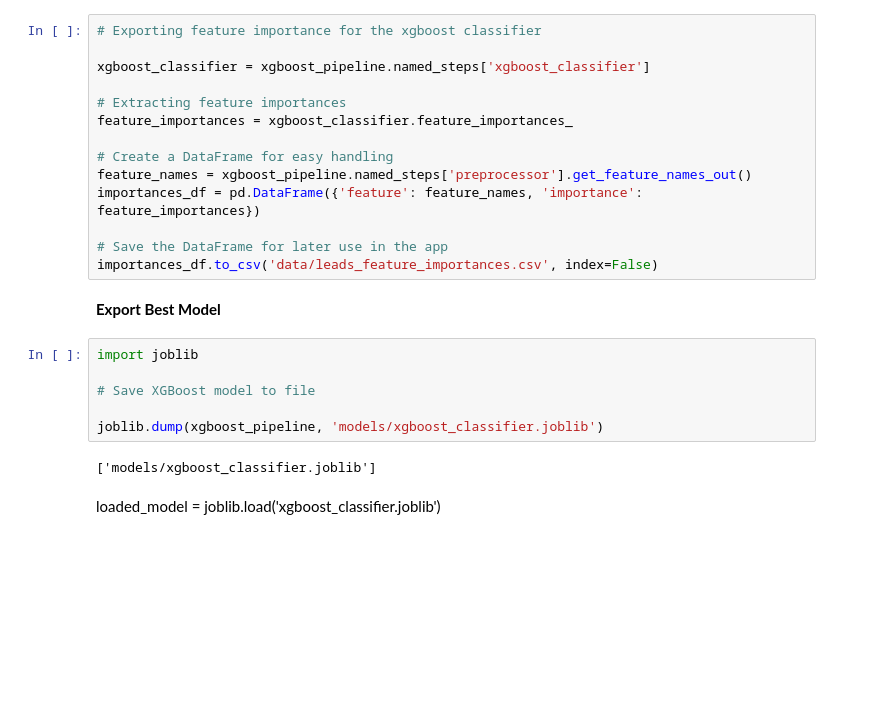
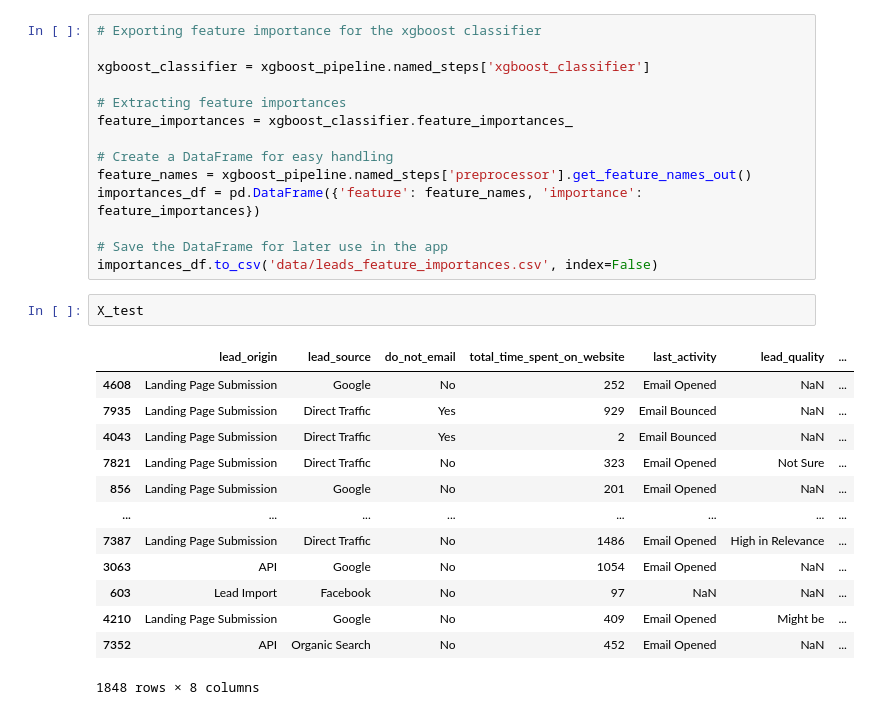
Before and after one commit to cheszn/Fiscal_Fortune_Finders, a Jupyter notebook: Leads_Feature_Engineering_And_Pipeline.ipynb, the cells around one changed output. Drawn from its saved outputs; the diff is of its cells as text; blank space fills up the shorter version.

Commit message:
Updated leads app and model

```diff
--- a/Leads_Feature_Engineering_And_Pipeline.ipynb
+++ b/Leads_Feature_Engineering_And_Pipeline.ipynb
@@ -534,15 +565,19 @@ importances_df = pd.DataFrame({'feature': feature_names, 'importance': feature_i
 
 # Save the DataFrame for later use in the app
 importances_df.to_csv('data/leads_feature_importances.csv', index=False)
-# %% [markdown]
-**Export Best Model**
-# %%
-import joblib
-
-# Save XGBoost model to file
-
-joblib.dump(xgboost_pipeline, 'models/xgboost_classifier.joblib')
-# %% [output]
-['models/xgboost_classifier.joblib']
-# %% [markdown]
-loaded_model = joblib.load('xgboost_classifier.joblib')
+# %%
+X_test
+# %% [output]
+|  | lead_origin | lead_source | do_not_email | total_time_spent_on_website | last_activity | lead_quality | ... |
+| 4608 | Landing Page Submission | Google | No | 252 | Email Opened | NaN | ... |
+| 7935 | Landing Page Submission | Direct Traffic | Yes | 929 | Email Bounced | NaN | ... |
+| 4043 | Landing Page Submission | Direct Traffic | Yes | 2 | Email Bounced | NaN | ... |
+| 7821 | Landing Page Submission | Direct Traffic | No | 323 | Email Opened | Not Sure | ... |
+| 856 | Landing Page Submission | Google | No | 201 | Email Opened | NaN | ... |
+| ... | ... | ... | ... | ... | ... | ... | ... |
+| 7387 | Landing Page Submission | Direct Traffic | No | 1486 | Email Opened | High in Relevance | ... |
+| 3063 | API | Google | No | 1054 | Email Opened | NaN | ... |
+| 603 | Lead Import | Facebook | No | 97 | NaN | NaN | ... |
+| 4210 | Landing Page Submission | Google | No | 409 | Email Opened | Might be | ... |
+| 7352 | API | Organic Search | No | 452 | Email Opened | NaN | ... |
+1848 rows × 8 columns
```
Also changed, not shown: parts of 8 cells of this notebook, 1 other file.
